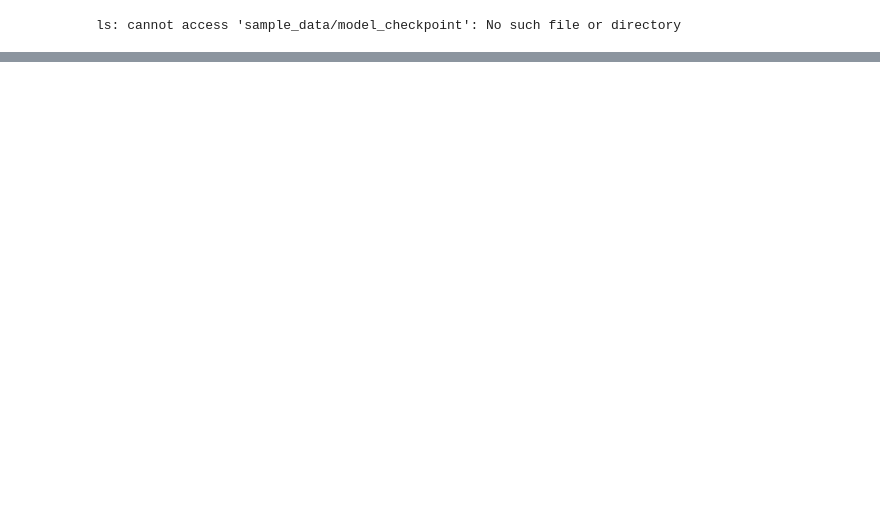
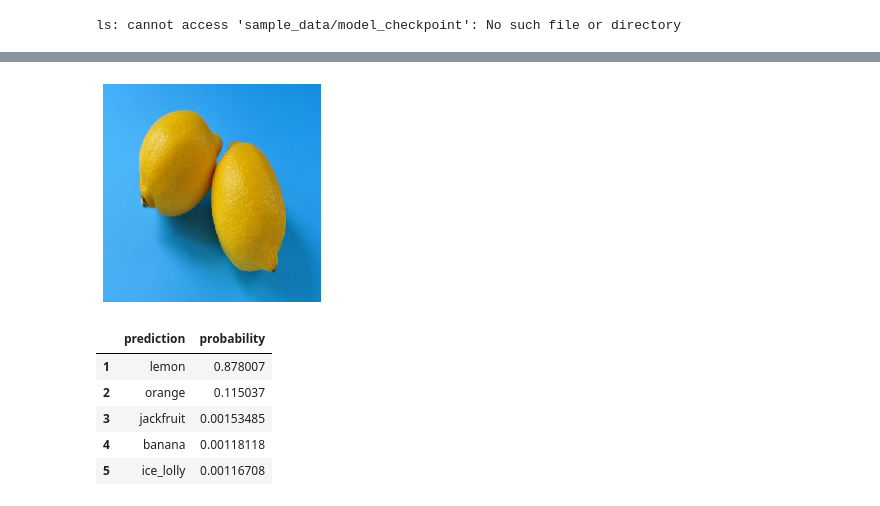
Before and after one commit to ravitata/tensorflow2, a Jupyter notebook: c1w4_work.ipynb, the cells around one changed output, grey strips where cells are left out. Saved outputs shown, nothing was run; the diff lists cells and outputs as text; code cells hidden in the pictures; blank space fills up the shorter version.

```diff
--- a/c1w4_work.ipynb
+++ b/c1w4_work.ipynb
@@ -287,0 +388,10 @@ ls: cannot access 'sample_data/model_checkpoint': No such file or directory
+# %%
+get_top5_predictions(lemon_img)
+# %% [output]
+[figure, added]
+|  | prediction | probability |
+| 1 | lemon | 0.878007 |
+| 2 | orange | 0.115037 |
+| 3 | jackfruit | 0.00153485 |
+| 4 | banana | 0.00118118 |
+| 5 | ice_lolly | 0.00116708 |
```
Also changed, not shown: parts of 32 cells of this notebook.
